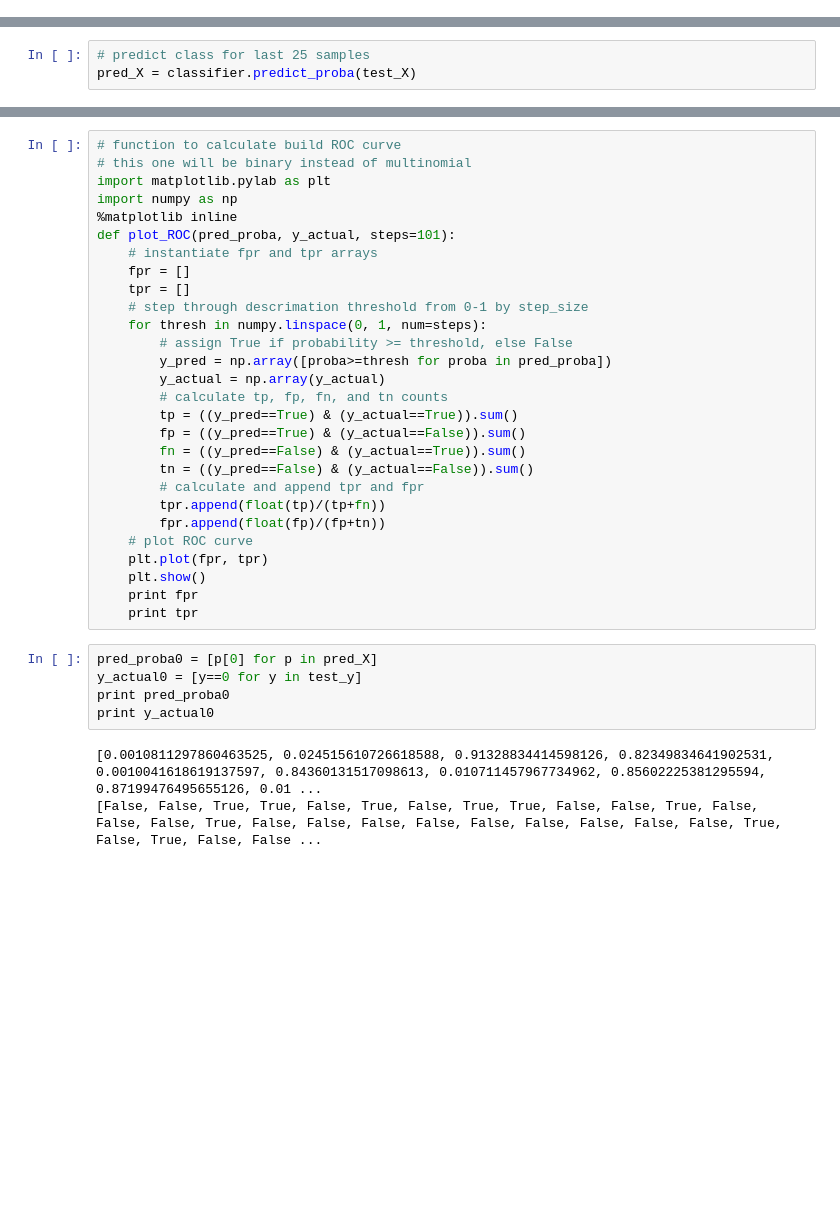
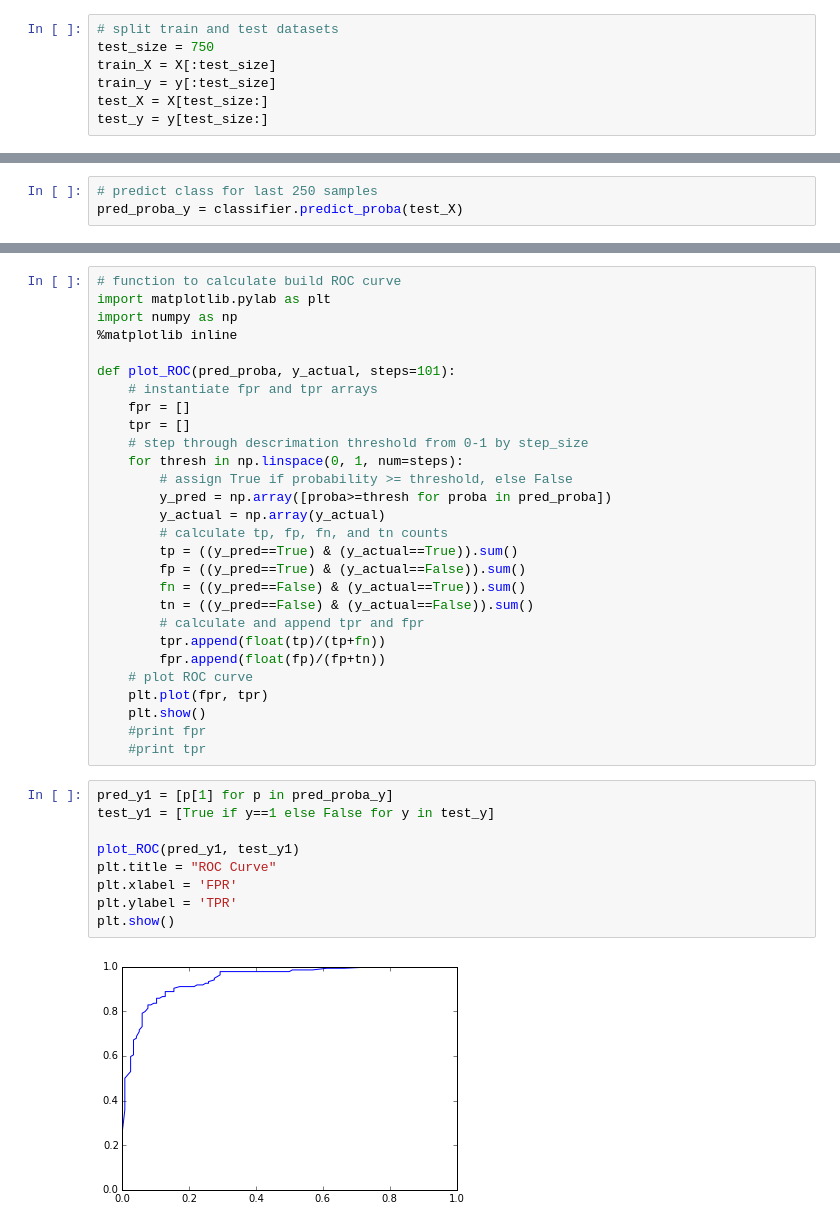
Before and after one commit to jakechen/learning, a Jupyter notebook: exercises/roc_practice.ipynb, the cells around one changed output, grey strips where cells are left out. Drawn from its saved outputs; the diff is of its cells as text; blank space fills up the shorter version.

```diff
--- a/exercises/roc_practice.ipynb
+++ b/exercises/roc_practice.ipynb
@@ -27 +32,8 @@ test_y = iris['target'][mask[100:]]
+# %%
+# split train and test datasets
+test_size = 750
+train_X = X[:test_size]
+train_y = y[:test_size]
+test_X = X[test_size:]
+test_y = y[test_size:]
 # %%
@@ -39,3 +53,3 @@ LogisticRegression(C=1.0, class_weight=None, dual=False, fit_intercept=True,
 # %%
-# predict class for last 25 samples
-pred_X = classifier.predict_proba(test_X)
+# predict class for last 250 samples
+pred_proba_y = classifier.predict_proba(test_X)
@@ -42,15 +66,15 @@ pred_X = classifier.predict_proba(test_X)
 # %%
 # function to calculate build ROC curve
-# this one will be binary instead of multinomial
 import matplotlib.pylab as plt
 import numpy as np
 %matplotlib inline
+
 def plot_ROC(pred_proba, y_actual, steps=101):
     # instantiate fpr and tpr arrays
     fpr = []
     tpr = []
     # step through descrimation threshold from 0-1 by step_size
-    for thresh in numpy.linspace(0, 1, num=steps):
+    for thresh in np.linspace(0, 1, num=steps):
         # assign True if probability >= threshold, else False
         y_pred = np.array([proba>=thresh for proba in pred_proba])
         y_actual = np.array(y_actual)
@@ -65,13 +89,16 @@ def plot_ROC(pred_proba, y_actual, steps=101):
     # plot ROC curve
     plt.plot(fpr, tpr)
     plt.show()
-    print fpr
-    print tpr
+    #print fpr
+    #print tpr
-# %%
-pred_proba0 = [p[0] for p in pred_X]
-y_actual0 = [y==0 for y in test_y]
-print pred_proba0
-print y_actual0
-# %% [output]
-[0.0010811297860463525, 0.024515610726618588, 0.91328834414598126, 0.82349834641902531, 0.0010041618619137597, 0.84360131517098613, 0.010711457967734962, 0.85602225381295594, 0.87199476495655126, 0.01 ...
-[False, False, True, True, False, True, False, True, True, False, False, True, False, False, False, True, False, False, False, False, False, False, False, False, False, True, False, True, False, False ...
+# %%
+pred_y1 = [p[1] for p in pred_proba_y]
+test_y1 = [True if y==1 else False for y in test_y]
+
+plot_ROC(pred_y1, test_y1)
+plt.title = "ROC Curve"
+plt.xlabel = 'FPR'
+plt.ylabel = 'TPR'
+plt.show()
+# %% [output]
+[figure, added]
```
Also changed, not shown: parts of 16 cells of this notebook.
